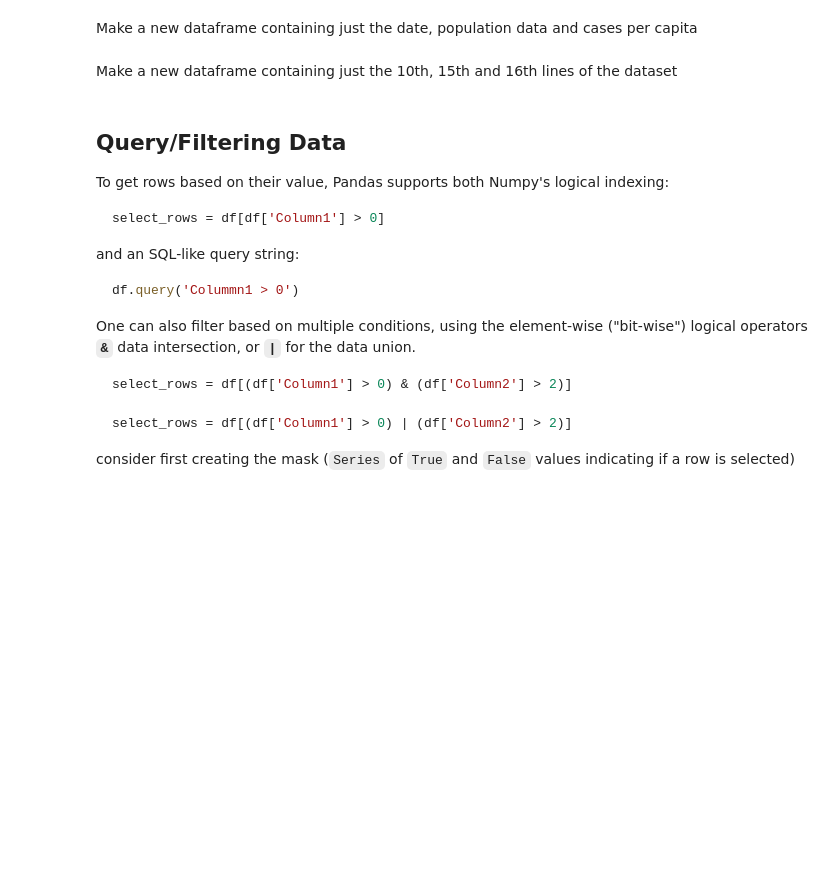
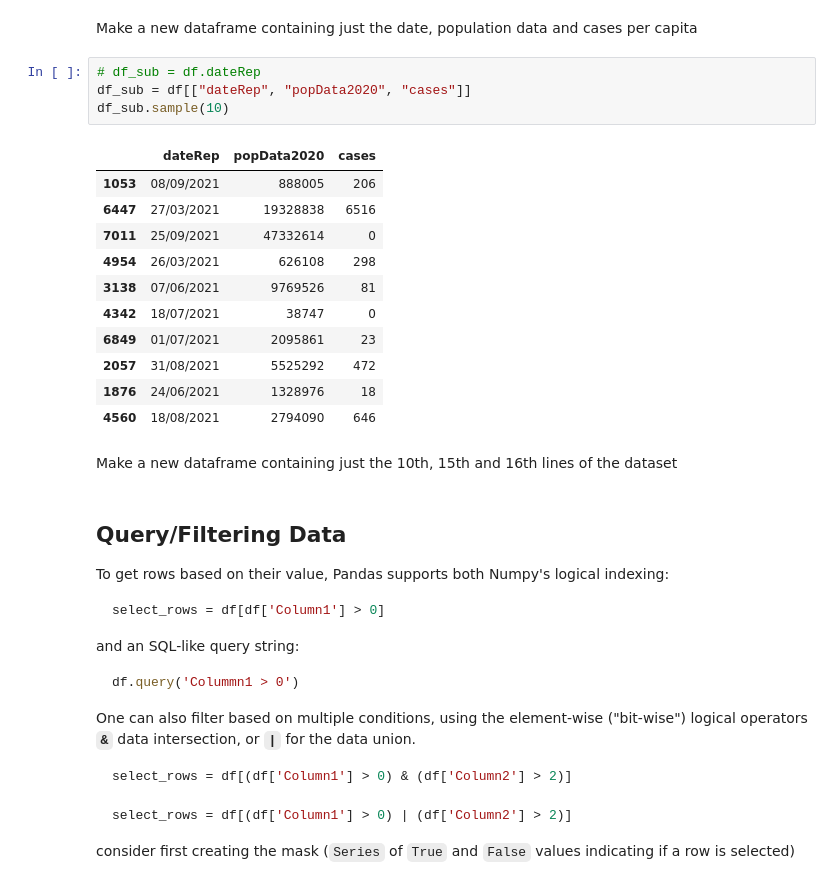
Before and after one commit to phoede/hello-project, a Jupyter notebook: Pandas/Pandas.ipynb, the cells around one changed output. Drawn from its saved outputs; the diff is of its cells as text; blank space fills up the shorter version.

```diff
--- a/Pandas/Pandas.ipynb
+++ b/Pandas/Pandas.ipynb
@@ -281,5 +342,21 @@ Check 10 random lines of the dataset
 # %% [markdown]
 Make a new dataframe containing just the date, population data and cases per capita
+# %%
+# df_sub = df.dateRep
+df_sub = df[["dateRep", "popData2020", "cases"]]
+df_sub.sample(10)
+# %% [output]
+|  | dateRep | popData2020 | cases |
+| 1053 | 08/09/2021 | 888005 | 206 |
+| 6447 | 27/03/2021 | 19328838 | 6516 |
+| 7011 | 25/09/2021 | 47332614 | 0 |
+| 4954 | 26/03/2021 | 626108 | 298 |
+| 3138 | 07/06/2021 | 9769526 | 81 |
+| 4342 | 18/07/2021 | 38747 | 0 |
+| 6849 | 01/07/2021 | 2095861 | 23 |
+| 2057 | 31/08/2021 | 5525292 | 472 |
+| 1876 | 24/06/2021 | 1328976 | 18 |
+| 4560 | 18/08/2021 | 2794090 | 646 |
 # %% [markdown]
 Make a new dataframe containing just the 10th, 15th and 16th lines of the dataset
 # %% [markdown]
```
Also changed, not shown: parts of 5 cells of this notebook.
